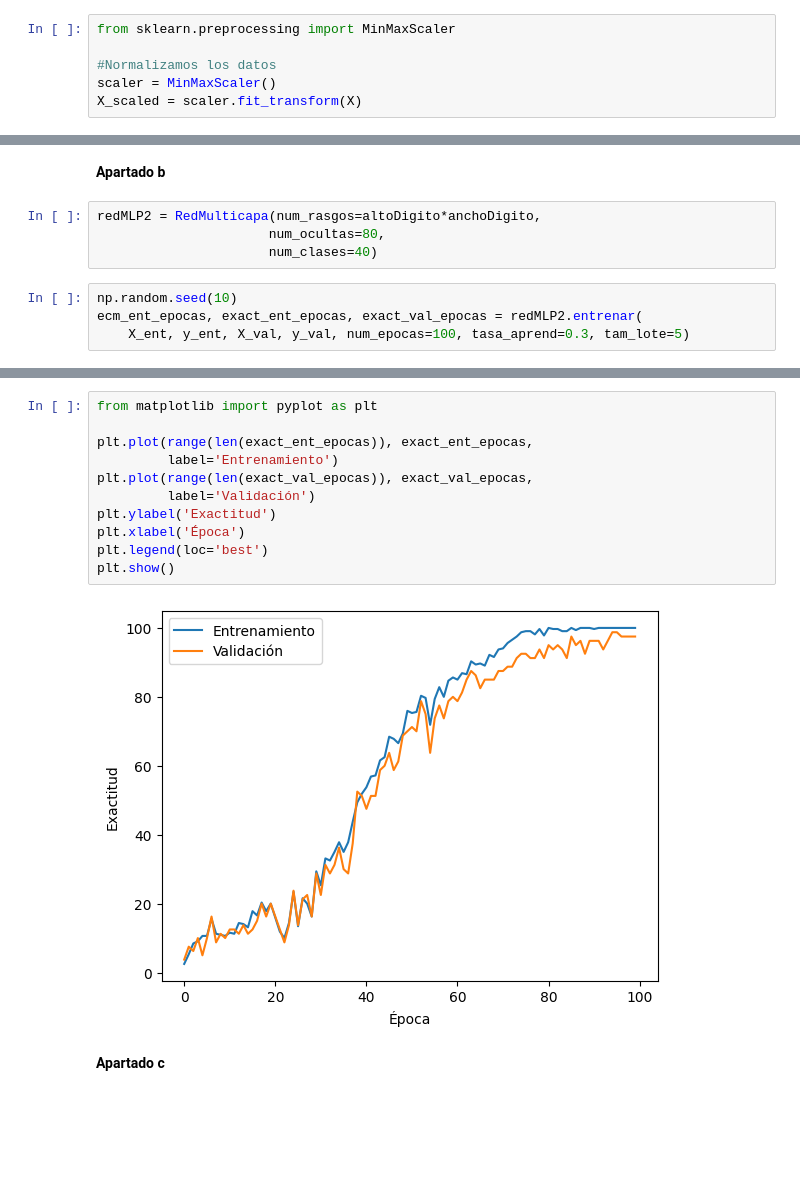
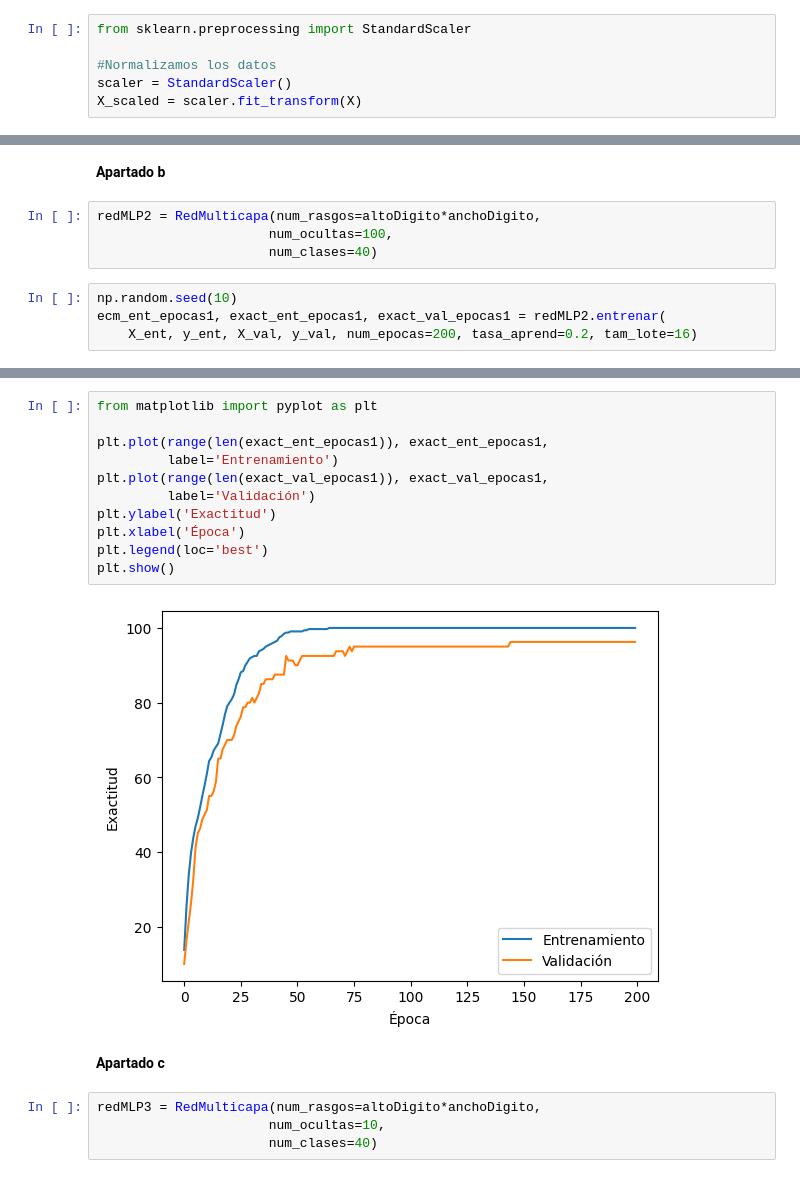
Before and after one commit to rubengamarro/practicas_aprendizaje_no_supervisado, a Jupyter notebook: 3_Redes_multicapa.ipynb, the cells around one changed output, grey strips where cells are left out. Drawn from its saved outputs; the diff is of its cells as text; blank space fills up the shorter version.

```diff
--- a/3_Redes_multicapa.ipynb
+++ b/3_Redes_multicapa.ipynb
@@ -409,10 +409,10 @@ altoDigito, anchoDigito = 64, 64
 # %% [markdown]
 **Apartado a**
 # %%
-from sklearn.preprocessing import MinMaxScaler
+from sklearn.preprocessing import StandardScaler
 
 #Normalizamos los datos
-scaler = MinMaxScaler()
+scaler = StandardScaler()
 X_scaled = scaler.fit_transform(X)
 # %%
 from sklearn.model_selection import train_test_split
@@ -423,10 +423,10 @@ X_ent, X_val, y_ent, y_val = train_test_split(X_scaled, y, test_size=0.2, strati
 **Apartado b**
 # %%
 redMLP2 = RedMulticapa(num_rasgos=altoDigito*anchoDigito,
-                      num_ocultas=80,
+                      num_ocultas=100,
                       num_clases=40)
 # %%
 np.random.seed(10)
-ecm_ent_epocas, exact_ent_epocas, exact_val_epocas = redMLP2.entrenar(
-    X_ent, y_ent, X_val, y_val, num_epocas=100, tasa_aprend=0.3, tam_lote=5)
+ecm_ent_epocas1, exact_ent_epocas1, exact_val_epocas1 = redMLP2.entrenar(
+    X_ent, y_ent, X_val, y_val, num_epocas=200, tasa_aprend=0.2, tam_lote=16)
 # %% [output]
@@ -450,15 +450,19 @@ ecm_ent_epocas, exact_ent_epocas, exact_val_epocas = redMLP2.entrenar(
 # %%
 from matplotlib import pyplot as plt
 
-plt.plot(range(len(exact_ent_epocas)), exact_ent_epocas,
+plt.plot(range(len(exact_ent_epocas1)), exact_ent_epocas1,
          label='Entrenamiento')
-plt.plot(range(len(exact_val_epocas)), exact_val_epocas,
+plt.plot(range(len(exact_val_epocas1)), exact_val_epocas1,
          label='Validación')
 plt.ylabel('Exactitud')
 plt.xlabel('Época')
 plt.legend(loc='best')
 plt.show()
 # %% [output]
-[figure, old version]
+[figure, new version]
 # %% [markdown]
 **Apartado c**
+# %%
+redMLP3 = RedMulticapa(num_rasgos=altoDigito*anchoDigito,
+                      num_ocultas=10,
+                      num_clases=40)
```
Also changed, not shown: parts of 67 cells of this notebook.
